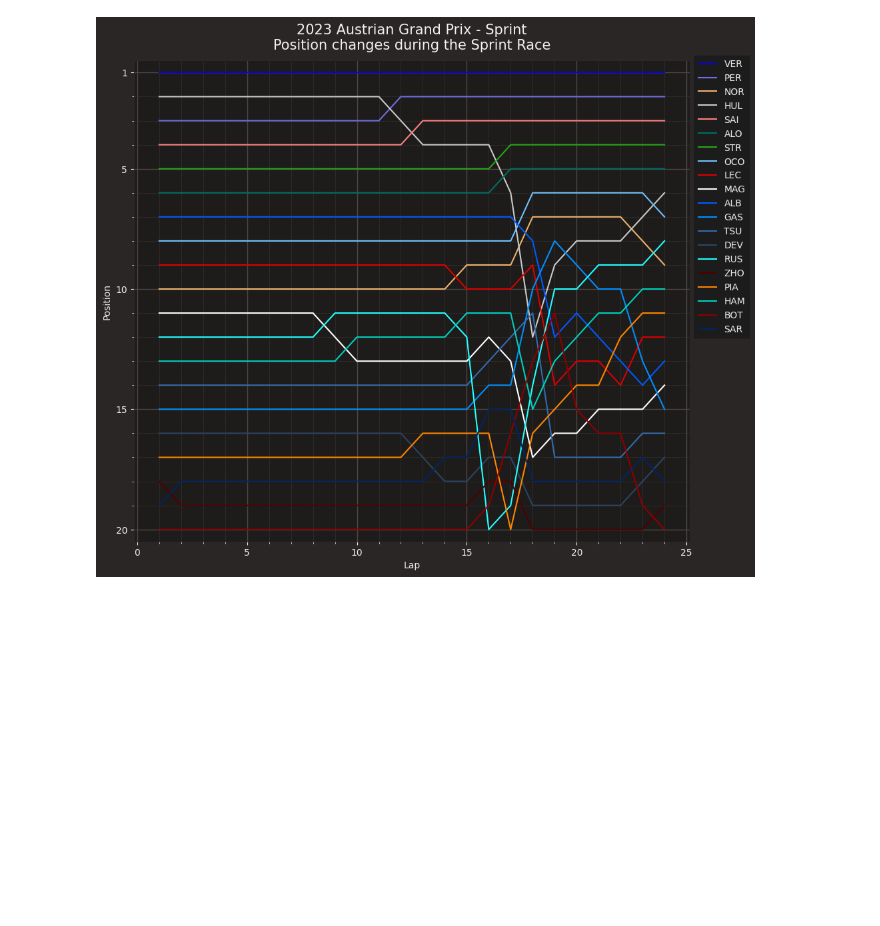
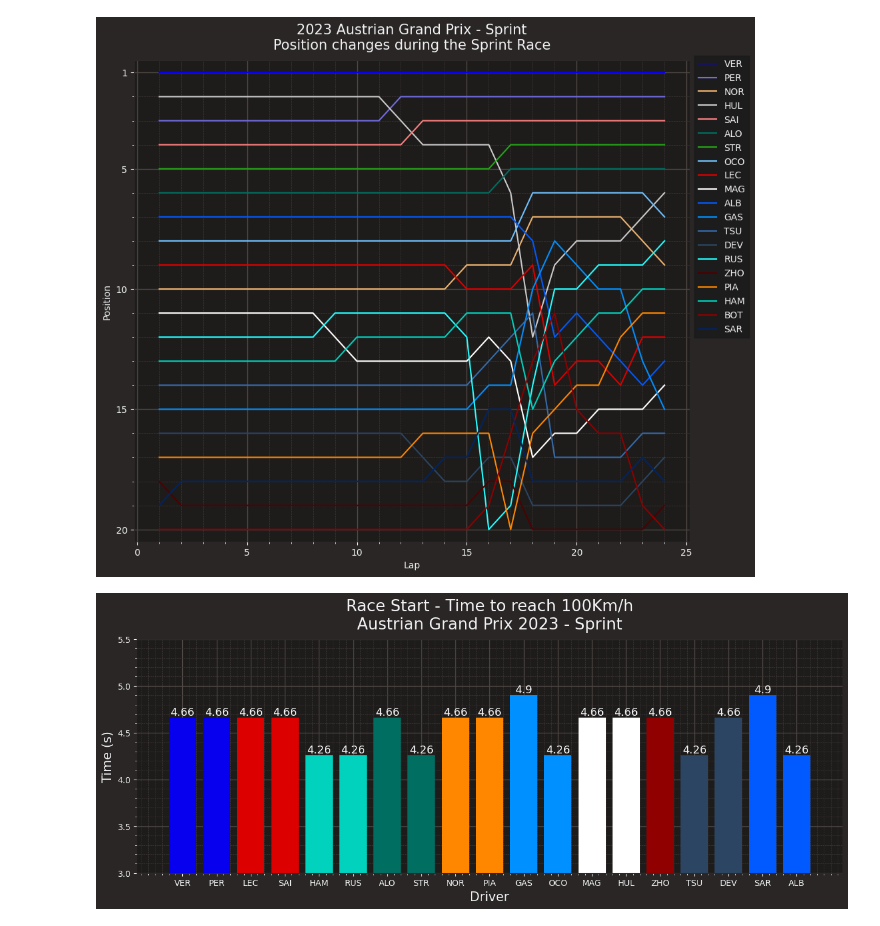
Before and after one commit to Rick8998/Austria2023, a Jupyter notebook: SessionAnalysis/sprintRace.ipynb, the cells around one changed output. Cells and saved outputs as stored; diff of their text form; code cells hidden in the pictures; blank space fills up the shorter version.

```diff
--- a/SessionAnalysis/sprintRace.ipynb
+++ b/SessionAnalysis/sprintRace.ipynb
@@ -161,3 +161,63 @@ plt.title(f"{fp.event.year} {fp.event.EventName} - {fp.name}\nPosition changes d
 plt.show()
 # %% [output]
 [figure]
+# %%
+import fastf1 as ff1
+import pandas as pd
+import matplotlib as matplotlib
+from fastf1.core import Laps
+from fastf1 import plotting
+from fastf1 import utils
+from matplotlib import pyplot as plt
+from timple.timedelta import strftimedelta
+import numpy as np
+from matplotlib.pyplot import figure
+from matplotlib.collections import LineCollection
+from matplotlib import cm
+from collections import OrderedDict
+from matplotlib.patches import Rectangle
+import statistics
+
+race = ff1.get_session(2023, 'Austria', 'S')
+race.load()
+race_laps = race.laps
+# %%
+race_laps = race_laps.loc[race_laps['LapNumber']==1]
+drivers = pd.unique(race.laps['Driver'])
+tel_dict = dict.fromkeys(drivers)
+time_dict = dict.fromkeys(drivers)
+
+for driver in drivers:
+        tel_dict[driver] = (race_laps.pick_driver(driver).get_car_data().query('Speed >= 100'))['Time'].iloc[0].total_seconds()
+
+team_color_drvrs = ['VER', 'PER', 'LEC', 'SAI', 'HAM', 'RUS', 'ALO', 'STR', 'NOR', 'PIA', 'GAS', 'OCO', 'MAG', 'HUL', 'ZHO', 'TSU', 'DEV', 'SAR', 'ALB']
+team_colors = [ff1.plotting.team_color('RedBull'),ff1.plotting.team_color('RedBull'),
+               ff1.plotting.team_color('Ferrari'), ff1.plotting.team_color('Ferrari'),
+               ff1.plotting.team_color('Mercedes'), ff1.plotting.team_color('Mercedes'),
+               ff1.plotting.team_color('Aston Martin'), ff1.plotting.team_color('Aston Martin'),
+               ff1.plotting.team_color('McLaren'), ff1.plotting.team_color('McLaren'),
+               ff1.plotting.team_color('Alpine'), ff1.plotting.team_color('Alpine'),
+               ff1.plotting.team_color('Haas'), ff1.plotting.team_color('Haas'),
+               ff1.plotting.team_color('Alfa Romeo'),
+               ff1.plotting.team_color('Alpha Tauri'), ff1.plotting.team_color('Alpha Tauri'),
+               ff1.plotting.team_color('Williams'), ff1.plotting.team_color('Williams'),]
+
+tel_dict_ordered = OrderedDict((k, tel_dict[k]) for k in team_color_drvrs)
+tel_dict_ordered = dict(tel_dict_ordered)
+
+for key in tel_dict_ordered:
+        tel_dict_ordered[key] = round(tel_dict_ordered[key], 2)
+
+ff1.plotting.setup_mpl()
+fig, ax = plt.subplots(figsize=(15, 5))
+plt.bar_label(plt.bar(range(len(tel_dict_ordered)), list(tel_dict_ordered.values()), align='center', color=team_colors), fontsize = 13)
+plt.xticks(range(len(tel_dict_ordered)), list(tel_dict_ordered.keys()))
+plt.title(f"Race Start - Time to reach 100Km/h\n"
+          f"{race.event['EventName']} {race.event.year} - {race.name}")
+ax.set_ylim([3.0, 5.5])
+
+plt.xlabel('Driver', fontsize=15)
+plt.ylabel('Time (s)', fontsize=15)
+plt.show()
+# %% [output]
+[figure, added]
```
Also changed, not shown: parts of 2 cells of this notebook.
